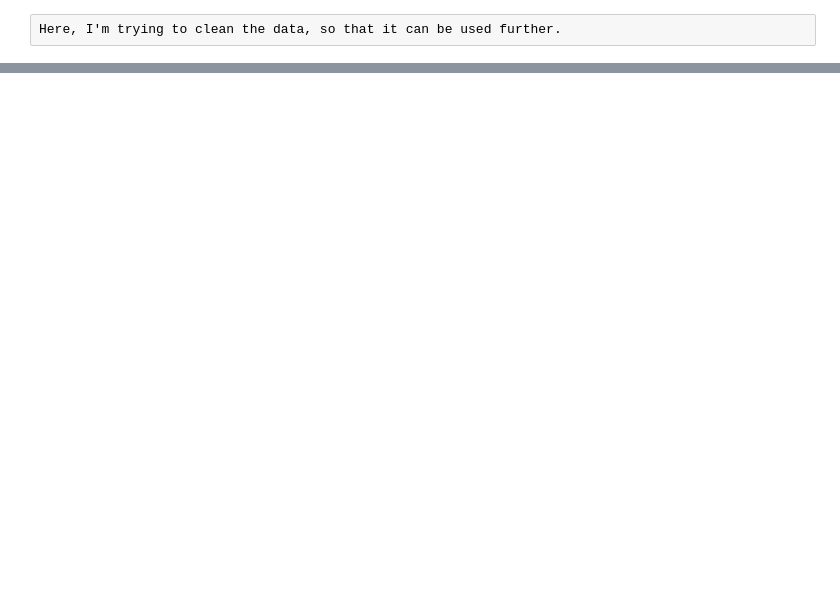
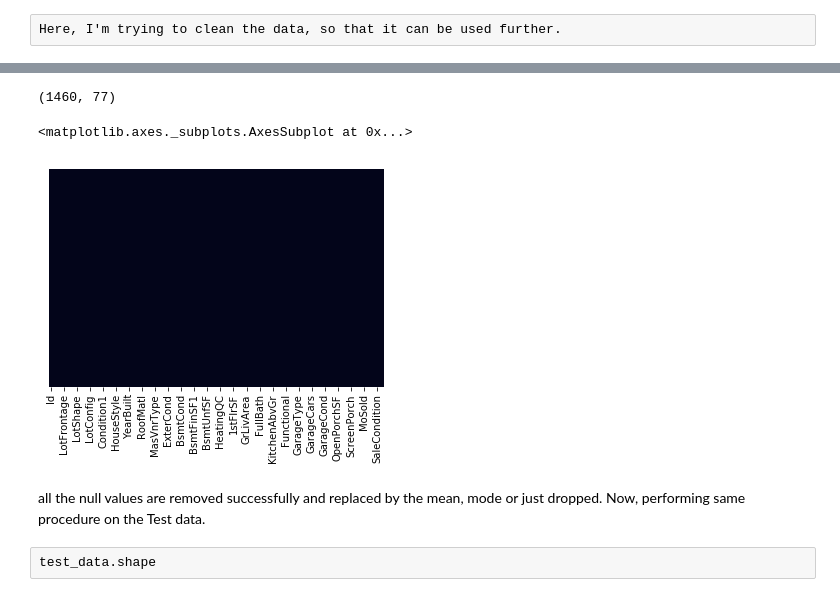
Before and after one commit to harshitgupta1998/Doodle-Recognition-Using-Ensemble-Learning, a Jupyter notebook: kernel6cd8336a6a.ipynb, the cells around one changed output, grey strips where cells are left out. Drawn from its saved outputs; the diff is of its cells as text; code cells hidden in the pictures; blank space fills up the shorter version.

```diff
--- a/kernel6cd8336a6a.ipynb
+++ b/kernel6cd8336a6a.ipynb
@@ -82,0 +154,18 @@ for i,j in y.iterrows():
+# %%
+train_data['BsmtFinType2']=train_data['BsmtFinType2'].fillna(train_data['BsmtFinType2'].mode()[0])
+train_data['BsmtExposure']=train_data['BsmtExposure'].fillna(train_data['BsmtExposure'].mode()[0])
+train_data['BsmtQual']=train_data['BsmtQual'].fillna(train_data['BsmtQual'].mode()[0])
+train_data['BsmtFinType1']=train_data['BsmtFinType1'].fillna(train_data['BsmtFinType1'].mode()[0])
+train_data['BsmtCond']=train_data['BsmtCond'].fillna(train_data['BsmtCond'].mode()[0])
+# %%
+train_data.shape
+# %% [output]
+(1460, 77)
+# %%
+train_data.dropna(inplace=True)
+sb.heatmap(train_data.isnull(),yticklabels=False,cbar=False)
+# %% [output]
+<matplotlib.axes._subplots.AxesSubplot at 0x...>
+[figure, added]
+# %% [markdown]
+all the null values are removed successfully and replaced by the mean, mode or just dropped. Now, performing same procedure on the Test data.
@@ -82,0 +178,2 @@ for i,j in y.iterrows():
+# %% [raw]
+test_data.shape
```
Also changed, not shown: parts of 11 cells of this notebook.
